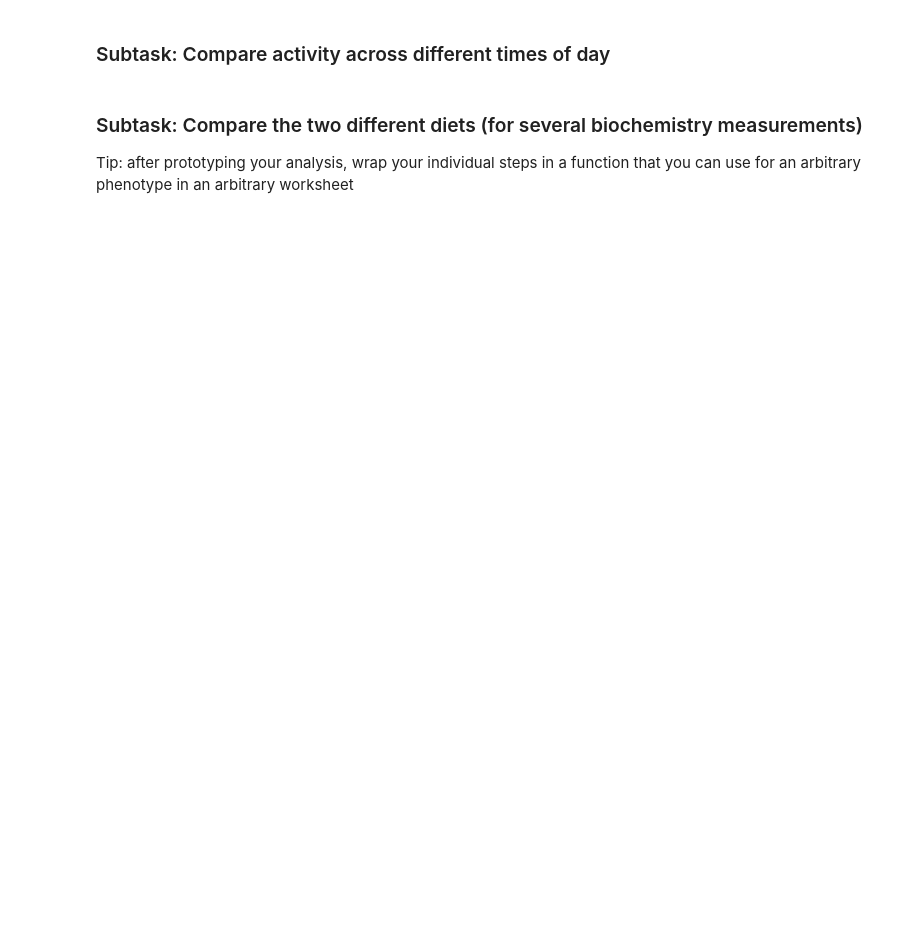
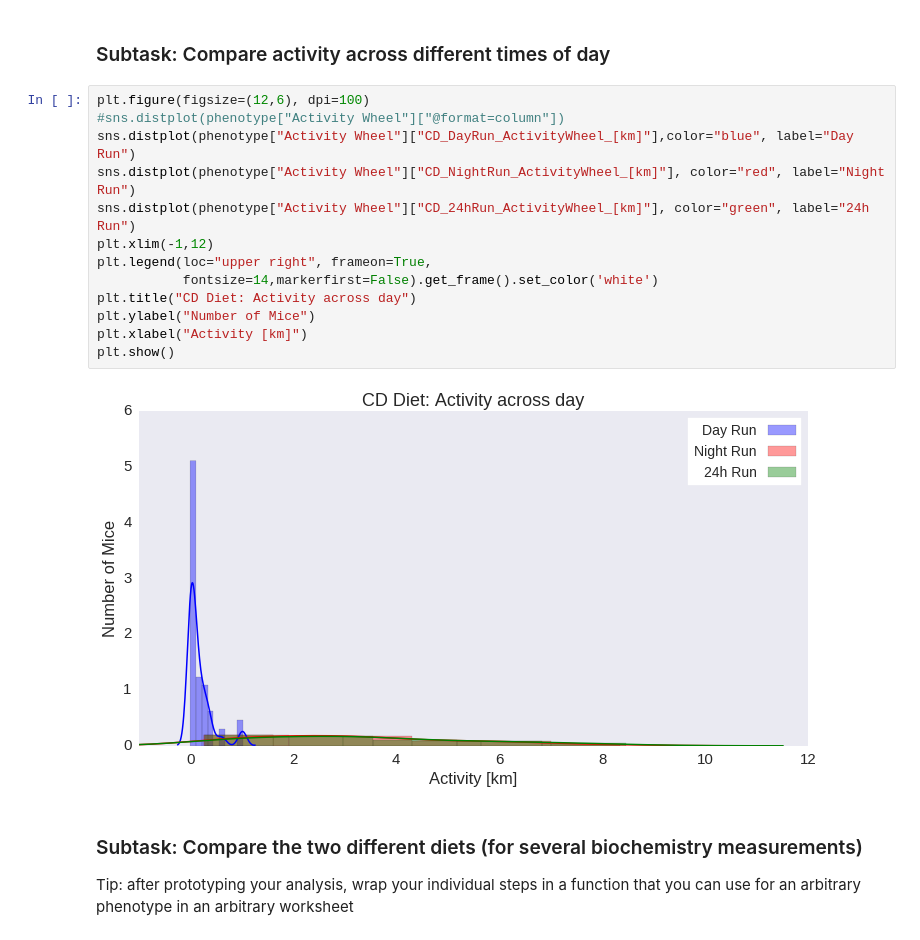
Before and after one commit to Alexstoppel/Integrated_Bioinformatics, a Jupyter notebook: notebooks/Day2_Exploratory_Analysis.ipynb, the cells around one changed output. Drawn from its saved outputs; the diff is of its cells as text; blank space fills up the shorter version.

```diff
--- a/notebooks/Day2_Exploratory_Analysis.ipynb
+++ b/notebooks/Day2_Exploratory_Analysis.ipynb
@@ -304,5 +600,20 @@ Examples:
 # %% [markdown]
 ### Subtask: Compare activity across different times of day
+# %%
+plt.figure(figsize=(12,6), dpi=100)
+#sns.distplot(phenotype["Activity Wheel"]["@format=column"])
+sns.distplot(phenotype["Activity Wheel"]["CD_DayRun_ActivityWheel_[km]"],color="blue", label="Day Run")
+sns.distplot(phenotype["Activity Wheel"]["CD_NightRun_ActivityWheel_[km]"], color="red", label="Night Run")
+sns.distplot(phenotype["Activity Wheel"]["CD_24hRun_ActivityWheel_[km]"], color="green", label="24h Run")
+plt.xlim(-1,12)
+plt.legend(loc="upper right", frameon=True,
+           fontsize=14,markerfirst=False).get_frame().set_color('white')
+plt.title("CD Diet: Activity across day")
+plt.ylabel("Number of Mice")
+plt.xlabel("Activity [km]")
+plt.show()
+# %% [output]
+[figure, added]
 # %% [markdown]
 ### Subtask: Compare the two different diets (for several biochemistry measurements)
 Tip: after prototyping your analysis, wrap your individual steps in a function that you can use for an arbitrary phenotype in an arbitrary worksheet
```
Also changed, not shown: parts of 41 cells of this notebook, 1 other file.
